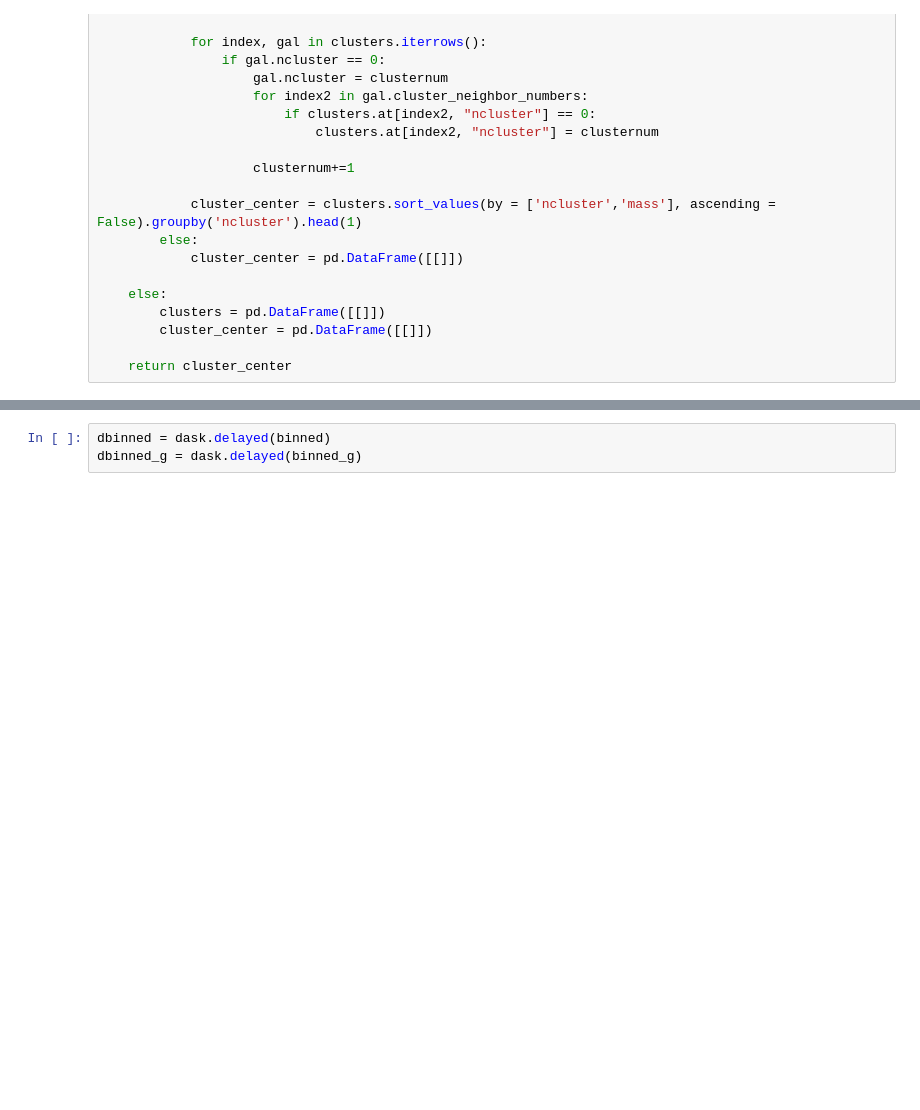
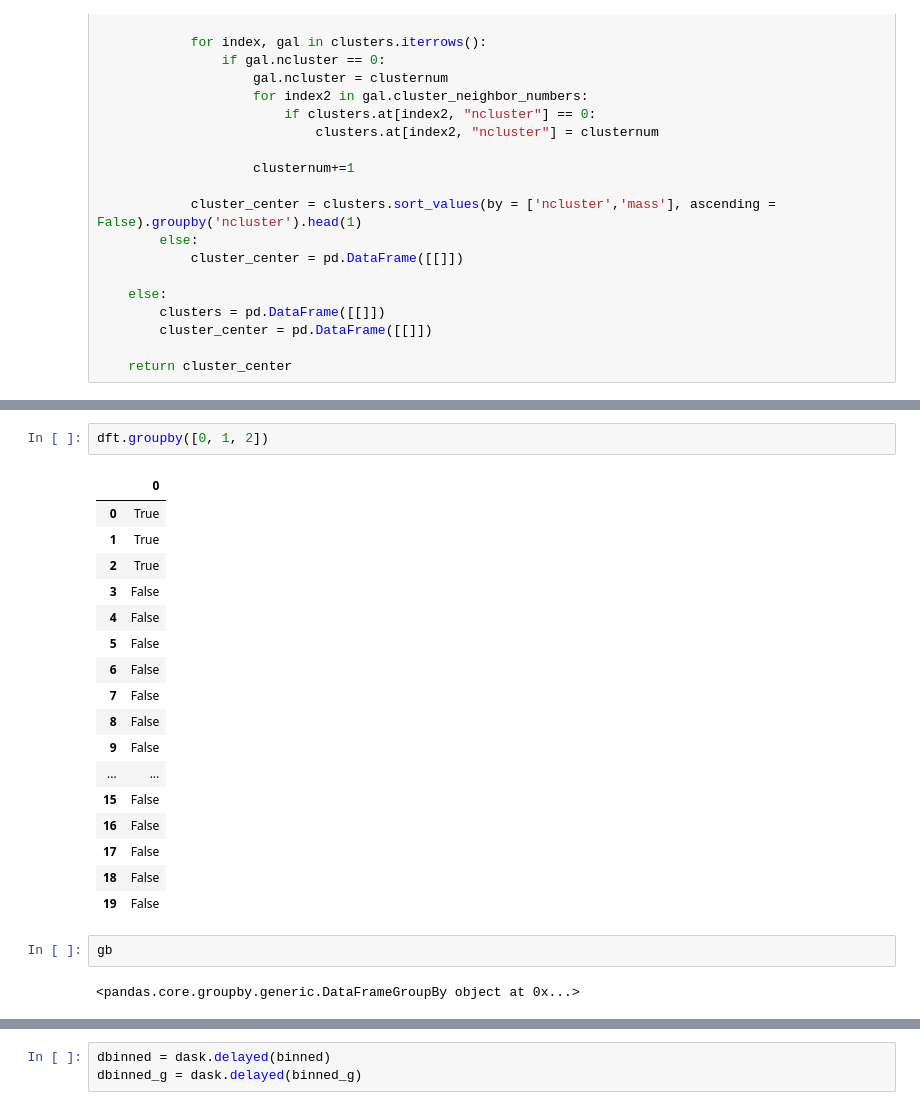
Before and after one commit to mjyb16/DESI_clusters_dumping_ground, a Jupyter notebook: DESI_faster.ipynb, the cells around one changed output, grey strips where cells are left out. Cells and saved outputs as stored; diff of their text form; blank space fills up the shorter version.

```diff
--- a/DESI_faster.ipynb
+++ b/DESI_faster.ipynb
@@ -164,0 +206,24 @@ def mclusters(binned, binned_g, C = 2.5, r = 2):
+# %%
+dft.groupby([0, 1, 2])
+# %% [output]
+|  | 0 |
+| 0 | True |
+| 1 | True |
+| 2 | True |
+| 3 | False |
+| 4 | False |
+| 5 | False |
+| 6 | False |
+| 7 | False |
+| 8 | False |
+| 9 | False |
+| ... | ... |
+| 15 | False |
+| 16 | False |
+| 17 | False |
+| 18 | False |
+| 19 | False |
+# %%
+gb
+# %% [output]
+<pandas.core.groupby.generic.DataFrameGroupBy object at 0x...>
```
Also changed, not shown: parts of 22 cells of this notebook, 33 other files.
